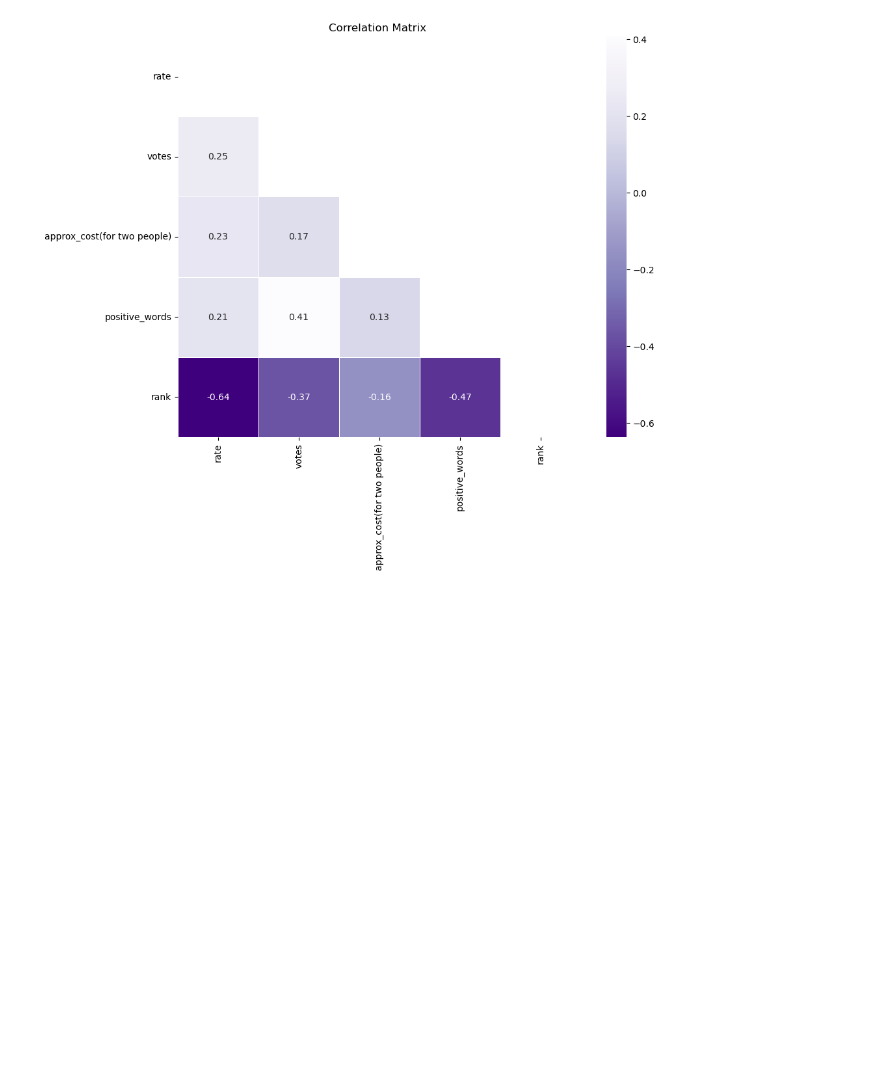
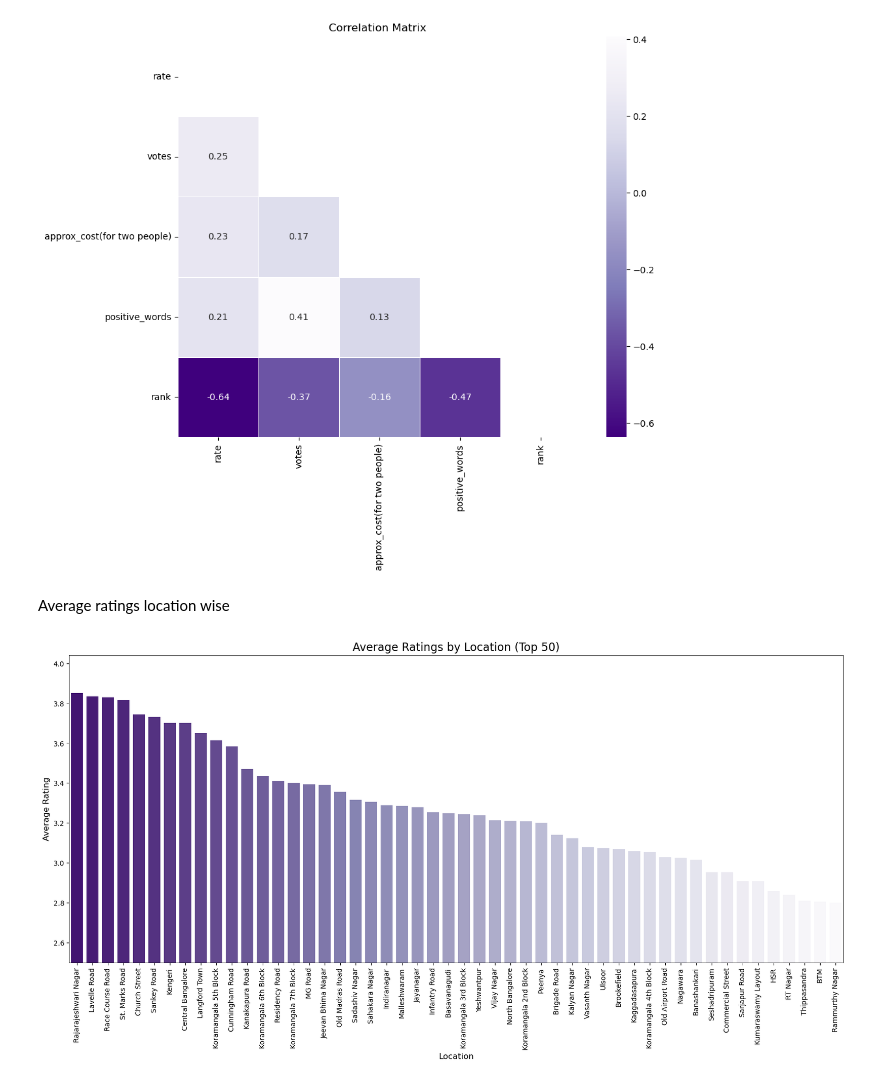
Before and after one commit to SHRADDHAYOGIN/LHL_FINAL_PROJECT, a Jupyter notebook: Notebooks/EDA.ipynb, the cells around one changed output. Saved outputs shown, nothing was run; the diff lists cells and outputs as text; code cells hidden in the pictures; blank space fills up the shorter version.

```diff
--- a/Notebooks/EDA.ipynb
+++ b/Notebooks/EDA.ipynb
@@ -400,3 +405,43 @@ plt.title('Correlation Matrix ')
 plt.show()
 # %% [output]
 [figure]
+# %% [markdown]
+Average ratings location wise
+# %%
+import pandas as pd
+import matplotlib.pyplot as plt
+import seaborn as sns
+
+
+
+# Calculate average ratings by location
+average_ratings = df.groupby('location')['rate'].mean().reset_index()
+
+# Sort locations by average rating in descending order
+average_ratings = average_ratings.sort_values('rate', ascending=False)
+
+# Select top 20 locations
+top_50_ratings = average_ratings.head(50)
+
+# Define color palette from lighter to darker shades of purple
+colors = sns.color_palette("Purples_r", len(top_50_ratings))
+
+# Plotting the bar graph
+plt.figure(figsize=(20, 8))
+sns.barplot(x='location', y='rate', data=top_50_ratings, palette=colors)
+
+# Set the title and labels for the graph
+plt.title('Average Ratings by Location (Top 50)', fontsize=16)
+plt.xlabel('Location', fontsize=12)
+plt.ylabel('Average Rating', fontsize=12)
+
+# Set the minimum y-axis value to 2.5
+plt.ylim(2.5, None)
+
+# Rotate x-axis labels for better readability
+plt.xticks(rotation=90)
+
+# Show the plot
+plt.show()
+# %% [output]
+[figure, added]
```
Also changed, not shown: parts of 2 cells of this notebook, 1 other file.
